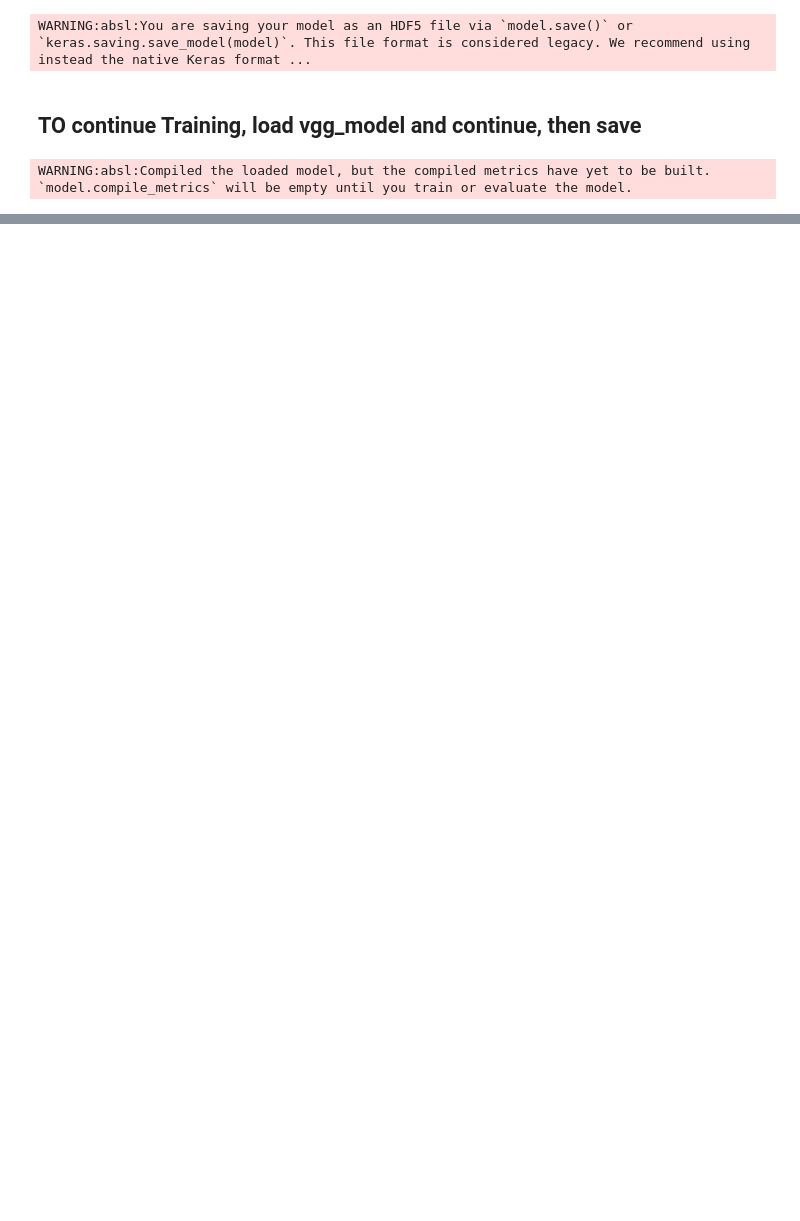
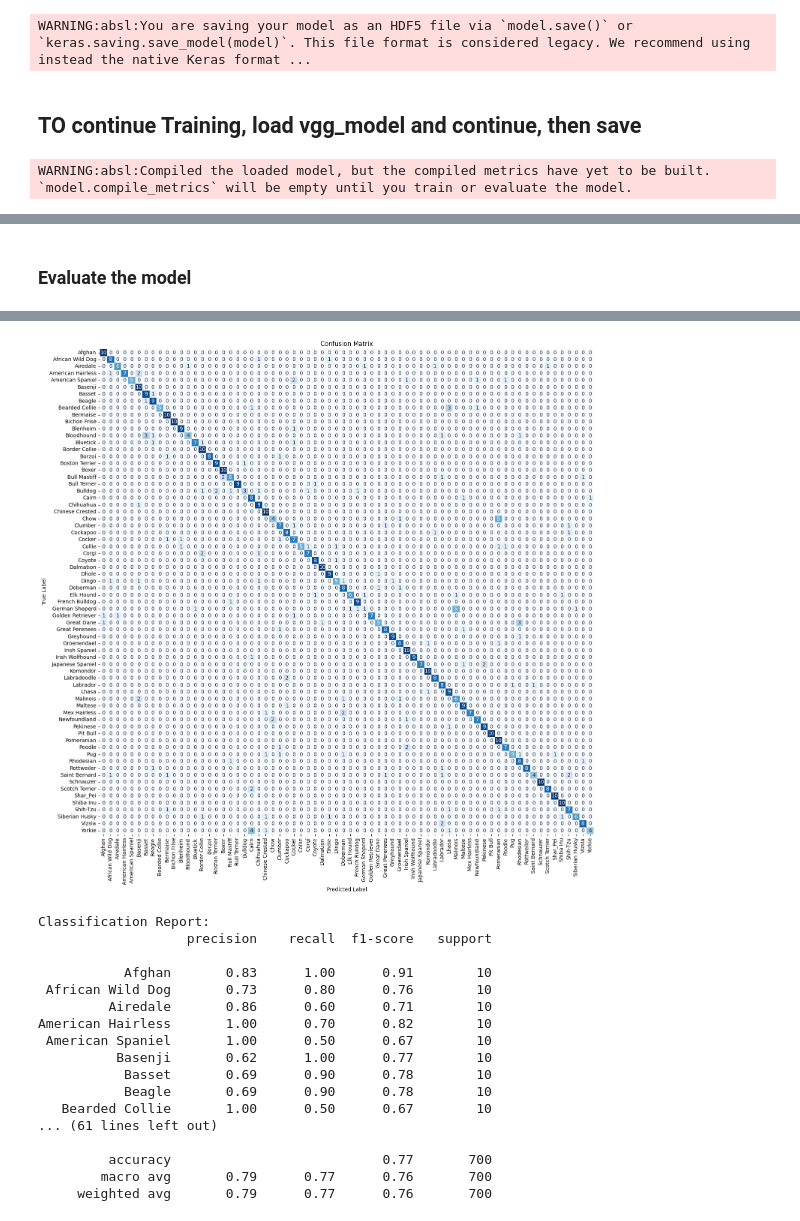
Before and after one commit to confooshius/AAI521-dog-image-processor, a Jupyter notebook: dogs.ipynb, the cells around one changed output, grey strips where cells are left out. Cells and saved outputs as stored; diff of their text form; code cells hidden in the pictures; blank space fills up the shorter version.

```diff
--- a/dogs.ipynb
+++ b/dogs.ipynb
@@ -308,7 +327,7 @@ vgg_model.compile(optimizer=new_optimizer,
 # Continue training the model
 history = vgg_model.fit(
     train_dataset,
-    epochs=10,  # Adjust as needed
+    epochs=150,  # Adjust as needed
     validation_data=val_dataset,
     verbose=1
 )
@@ -336,0 +353,55 @@ Epoch 10/10
+# %% [markdown]
+### Evaluate the model
+# %%
+from sklearn.metrics import confusion_matrix, classification_report
+import matplotlib.pyplot as plt
+import seaborn as sns
+import numpy as np
+
+# Get the mapping of class indices to breed names
+class_indices = train_dataset.class_indices
+index_to_breed = {v: k for k, v in class_indices.items()}  # Reverse the dictionary to map indices to breed names
+
+# Function to plot the confusion matrix
+def plot_confusion_matrix(y_true, y_pred, classes):
+    conf_mat = confusion_matrix(y_true, y_pred)
+
+    plt.figure(figsize=(15, 15))
+    sns.heatmap(conf_mat, annot=True, fmt='d', cmap='Blues', cbar=False,
+                xticklabels=classes, yticklabels=classes)
+
+    plt.title('Confusion Matrix')
+    plt.xlabel('Predicted Label')
+    plt.ylabel('True Label')
+    plt.xticks(rotation=90)
+    plt.yticks(rotation=0)
+    plt.tight_layout()
+    plt.show()
+
+# Function to compute y_true and y_pred for the entire dataset
+def compute_predictions(test_data, model):
+    y_true = []
+    y_pred = []
+
+    for batch, labels in test_data:
+        preds = model.predict(batch)
+        y_pred.extend(np.argmax(preds, axis=1))
+        y_true.extend(np.argmax(labels, axis=1))
+        if len(y_true) >= test_data.samples:
+            break
+
+    return y_true, y_pred
+
+# Get predictions and true labels
+y_true, y_pred = compute_predictions(test_dataset, vgg_model)
+
+# Get the list of class names from the index to breed mapping
+class_names = list(index_to_breed.values())
+
+# Plot the confusion matrix
+plot_confusion_matrix(y_true, y_pred, class_names)
+
+# Print the classification report
+print("Classification Report:")
+print(classification_report(y_true, y_pred, target_names=class_names))
+# %% [output]
@@ -336,0 +419,18 @@ Epoch 10/10
+[figure, added]
+Classification Report:
+                   precision    recall  f1-score   support
+
+           Afghan       0.83      1.00      0.91        10
+ African Wild Dog       0.73      0.80      0.76        10
+         Airedale       0.86      0.60      0.71        10
+American Hairless       1.00      0.70      0.82        10
+ American Spaniel       1.00      0.50      0.67        10
+          Basenji       0.62      1.00      0.77        10
+           Basset       0.69      0.90      0.78        10
+           Beagle       0.69      0.90      0.78        10
+   Bearded Collie       1.00      0.50      0.67        10
+... (61 lines left out)
+
+         accuracy                           0.77       700
+        macro avg       0.79      0.77      0.76       700
+     weighted avg       0.79      0.77      0.76       700
```
Also changed, not shown: parts of 7 cells of this notebook.
